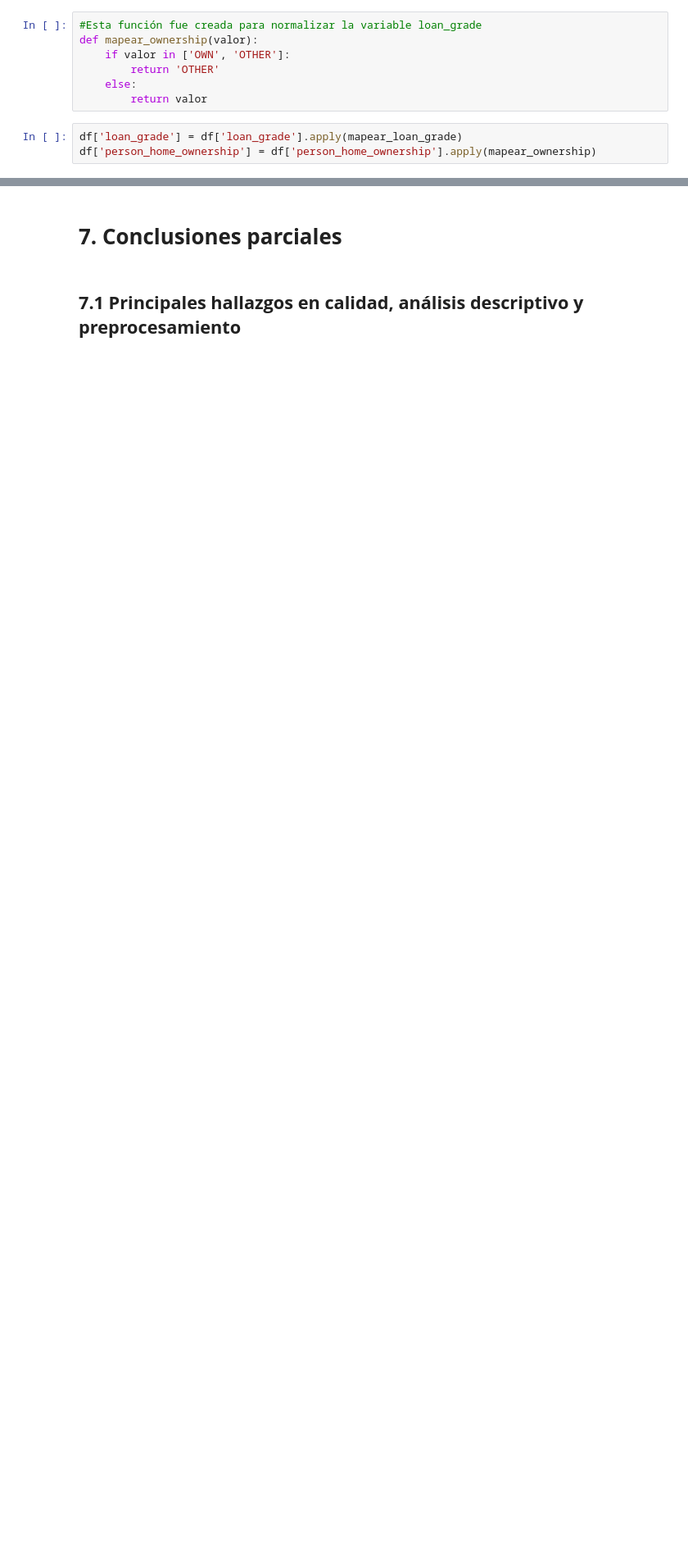
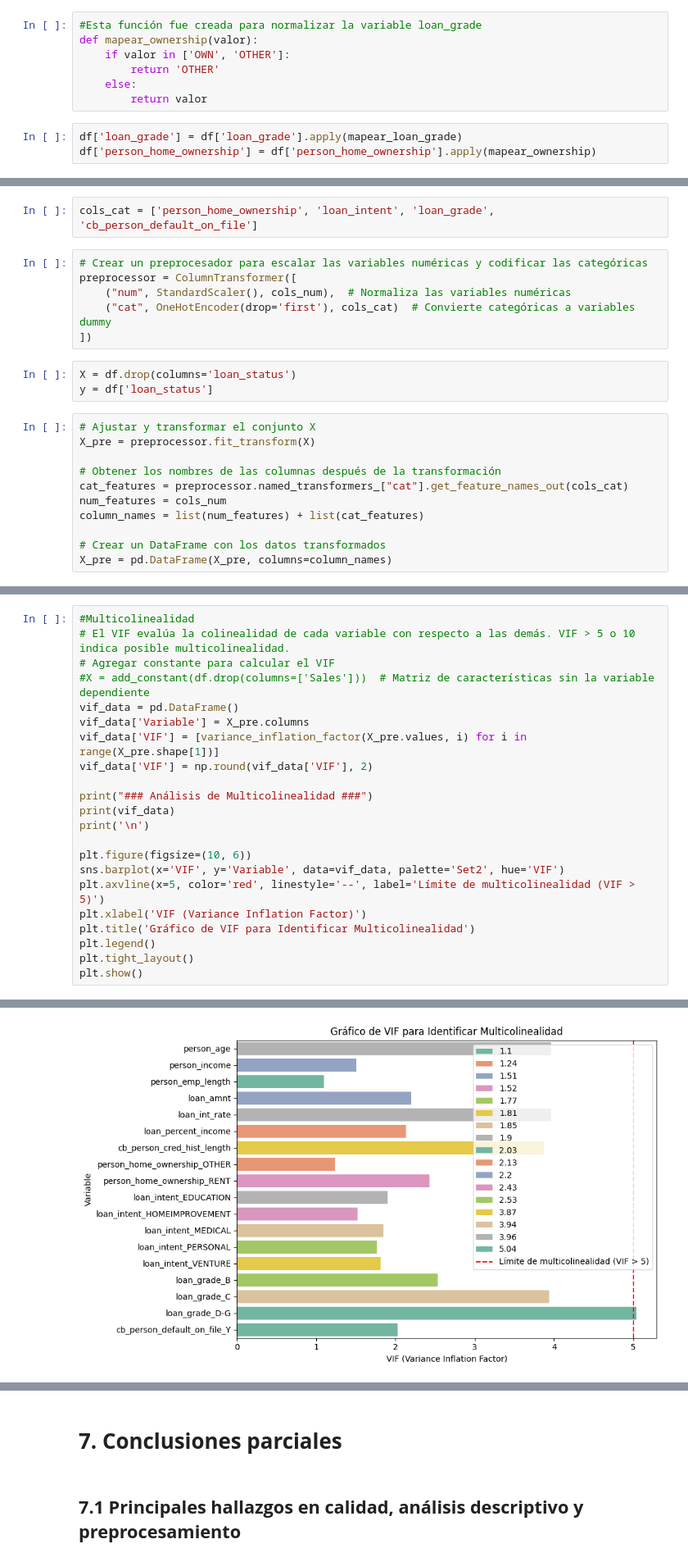
Before and after one commit to GustavoHDLC1/Colab_Files_PADP, a Jupyter notebook: Proyecto_PADP.ipynb, the cells around one changed output, grey strips where cells are left out. Shown at 82% size. Saved outputs shown, nothing was run; the diff lists cells and outputs as text; blank space fills up the shorter version.

```diff
--- a/Proyecto_PADP.ipynb
+++ b/Proyecto_PADP.ipynb
@@ -800,0 +734,22 @@ En estas dos variables reclasificamos, tomando las categorías de menor frecuenc
+# %%
+cols_cat = ['person_home_ownership', 'loan_intent', 'loan_grade', 'cb_person_default_on_file']
+# %%
+# Crear un preprocesador para escalar las variables numéricas y codificar las categóricas
+preprocessor = ColumnTransformer([
+    ("num", StandardScaler(), cols_num),  # Normaliza las variables numéricas
+    ("cat", OneHotEncoder(drop='first'), cols_cat)  # Convierte categóricas a variables dummy
+])
+# %%
+X = df.drop(columns='loan_status')
+y = df['loan_status']
+# %%
+# Ajustar y transformar el conjunto X
+X_pre = preprocessor.fit_transform(X)
+
+# Obtener los nombres de las columnas después de la transformación
+cat_features = preprocessor.named_transformers_["cat"].get_feature_names_out(cols_cat)
+num_features = cols_num
+column_names = list(num_features) + list(cat_features)
+
+# Crear un DataFrame con los datos transformados
+X_pre = pd.DataFrame(X_pre, columns=column_names)
@@ -800,0 +788,23 @@ En estas dos variables reclasificamos, tomando las categorías de menor frecuenc
+# %%
+#Multicolinealidad
+# El VIF evalúa la colinealidad de cada variable con respecto a las demás. VIF > 5 o 10 indica posible multicolinealidad.
+# Agregar constante para calcular el VIF
+#X = add_constant(df.drop(columns=['Sales']))  # Matriz de características sin la variable dependiente
+vif_data = pd.DataFrame()
+vif_data['Variable'] = X_pre.columns
+vif_data['VIF'] = [variance_inflation_factor(X_pre.values, i) for i in range(X_pre.shape[1])]
+vif_data['VIF'] = np.round(vif_data['VIF'], 2)
+
+print("### Análisis de Multicolinealidad ###")
+print(vif_data)
+print('\n')
+
+plt.figure(figsize=(10, 6))
+sns.barplot(x='VIF', y='Variable', data=vif_data, palette='Set2', hue='VIF')
+plt.axvline(x=5, color='red', linestyle='--', label='Límite de multicolinealidad (VIF > 5)')
+plt.xlabel('VIF (Variance Inflation Factor)')
+plt.title('Gráfico de VIF para Identificar Multicolinealidad')
+plt.legend()
+plt.tight_layout()
+plt.show()
+# %% [output]
@@ -800,0 +831 @@ En estas dos variables reclasificamos, tomando las categorías de menor frecuenc
+[figure, added]
```
Also changed, not shown: parts of 87 cells of this notebook.
